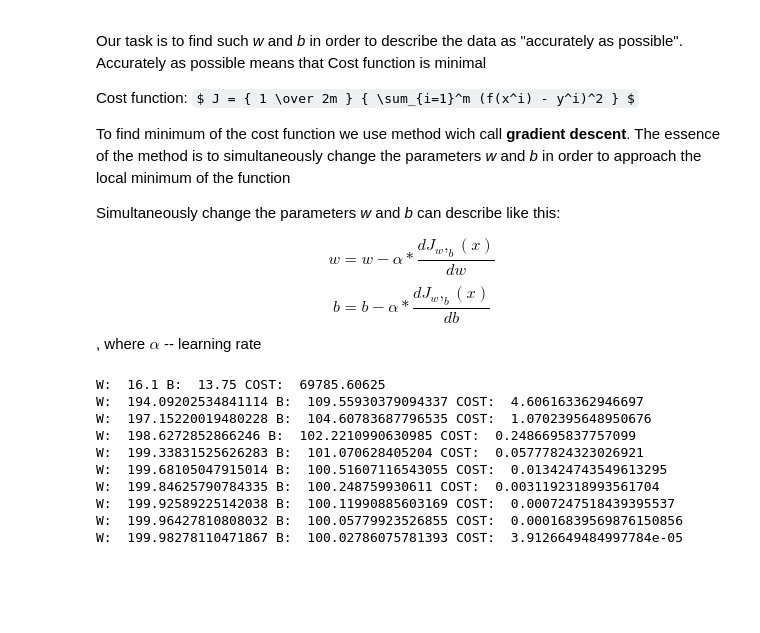
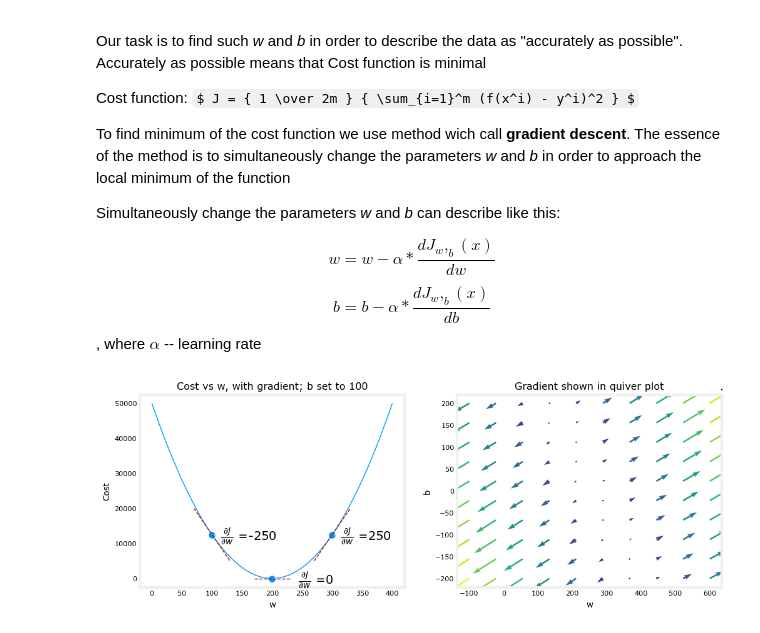
Before and after one commit to grozwalker/ml-lessons, a Jupyter notebook: week_1/liner_regression.ipynb, the cells around one changed output. Drawn from its saved outputs; the diff is of its cells as text; code cells hidden in the pictures; some formulas as TeX source; blank space fills up the shorter version.

Commit message:
add plots

```diff
--- a/week_1/liner_regression.ipynb
+++ b/week_1/liner_regression.ipynb
@@ -1,6 +1,9 @@
 # %%
 import math, copy
 import numpy as np
+import matplotlib.pyplot as plt
+plt.style.use('./deeplearning.mplstyle')
+from lab_utils_uni import plt_house_x, plt_contour_wgrad, plt_divergence, plt_gradients
 # %%
 x_train = np.array([1.0, 2.0]) # square / features
 y_train = np.array([300.0, 500.0]) # price / target
@@ -23,7 +26,7 @@ $$ b = b - \alpha * \frac{d{J_w,_b(x)}}{db} $$,
 where $\alpha$ -- learning rate
 # %%
 # Function to calculate the Cost
-def cost_function(x, y, w, b):
+def compute_cost(x, y, w, b):
     m = x.size
 
     f_x = w * x + b
@@ -35,7 +38,7 @@ def cost_function(x, y, w, b):
     return j
 # %%
 def compute_gradient(x, y, w, b):
-    m = x_train.size
+    m = x.size
 
     f_x = w * x + b
 
@@ -43,10 +46,17 @@ def compute_gradient(x, y, w, b):
     dj_db = (f_x - y).sum()
 
     return dj_dw / m, dj_db / m
+# %%
+plt_gradients(x_train,y_train, compute_cost, compute_gradient)
+plt.show()
+# %% [output]
+[figure, added]
 # %%
 def gradient_descent(x, y, w_init, b_init, num_iter, alpha):
     w = w_init
     b = b_init
+    p_history = []
+    J_history = []
 
     for i in range(num_iter):
         dj_dw, dj_db = compute_gradient(x, y, w, b)
@@ -54,28 +64,11 @@ def gradient_descent(x, y, w_init, b_init, num_iter, alpha):
         w = w - alpha * dj_dw
         b = b - alpha * dj_db
 
+        p_history.append([w, b])
+        J_history.append( compute_cost(x, y, w , b))
+
         if i % 1000 == 0:
-            cost = cost_function(x, y, w, b)
+            cost = compute_cost(x, y, w, b)
 
             print('W: ', w, 'B: ', b, 'COST: ', cost)
-
-# initialize parameters
-w_init = 10
-b_init = 10
-
-# gradient descent settings
-iterations = 10000
-alpha = 1.0e-2
-
-gradient_descent(x_train, y_train, w_init, b_init, iterations, alpha)
+    return w, b, J_history, p_history
-# %% [output]
-W:  16.1 B:  13.75 COST:  69785.60625
-W:  194.09202534841114 B:  109.55930379094337 COST:  4.606163362946697
-W:  197.15220019480228 B:  104.60783687796535 COST:  1.0702395648950676
-W:  198.6272852866246 B:  102.2210990630985 COST:  0.2486695837757099
-W:  199.33831525626283 B:  101.070628405204 COST:  0.05777824323026921
-W:  199.68105047915014 B:  100.51607116543055 COST:  0.013424743549613295
-W:  199.84625790784335 B:  100.248759930611 COST:  0.0031192318993561704
-W:  199.92589225142038 B:  100.11990885603169 COST:  0.0007247518439395537
-W:  199.96427810808032 B:  100.05779923526855 COST:  0.00016839569876150856
-W:  199.98278110471867 B:  100.02786075781393 COST:  3.9126649484997784e-05
```
Also changed, not shown: parts of 7 cells of this notebook, 4 other files.
